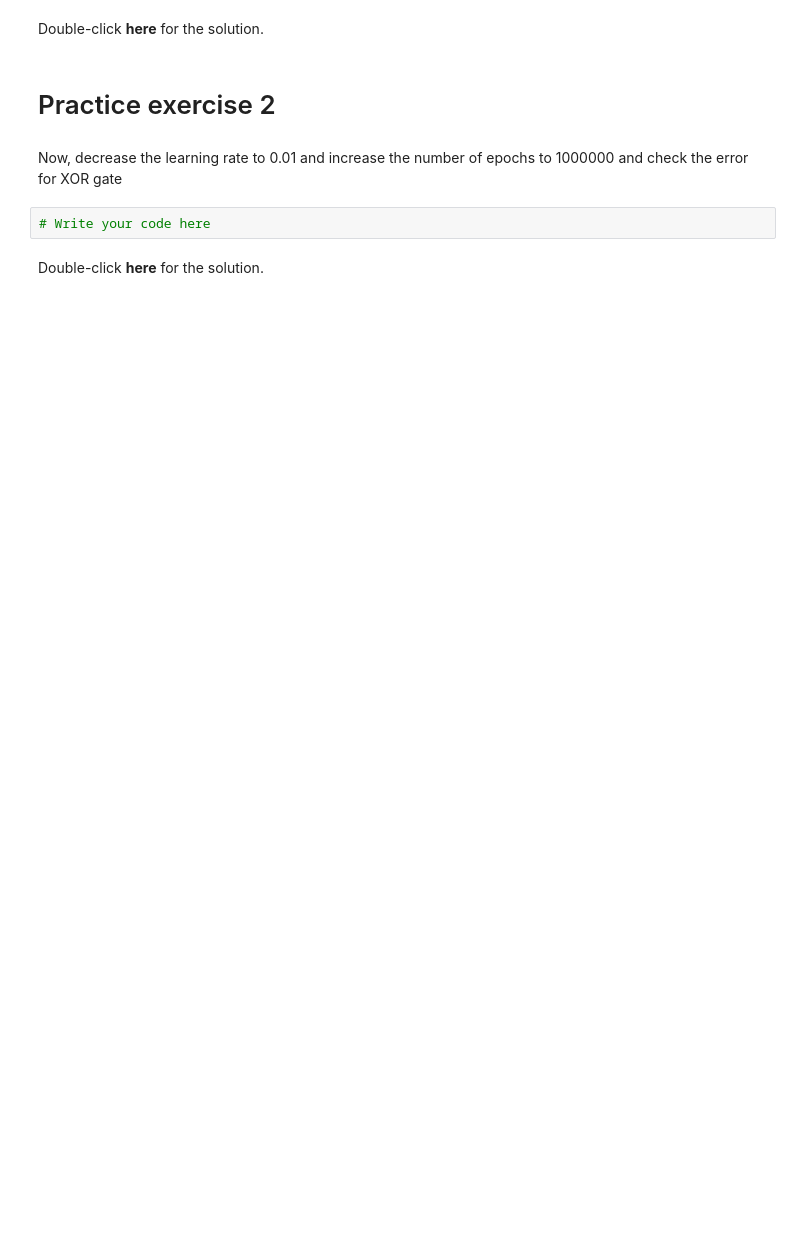
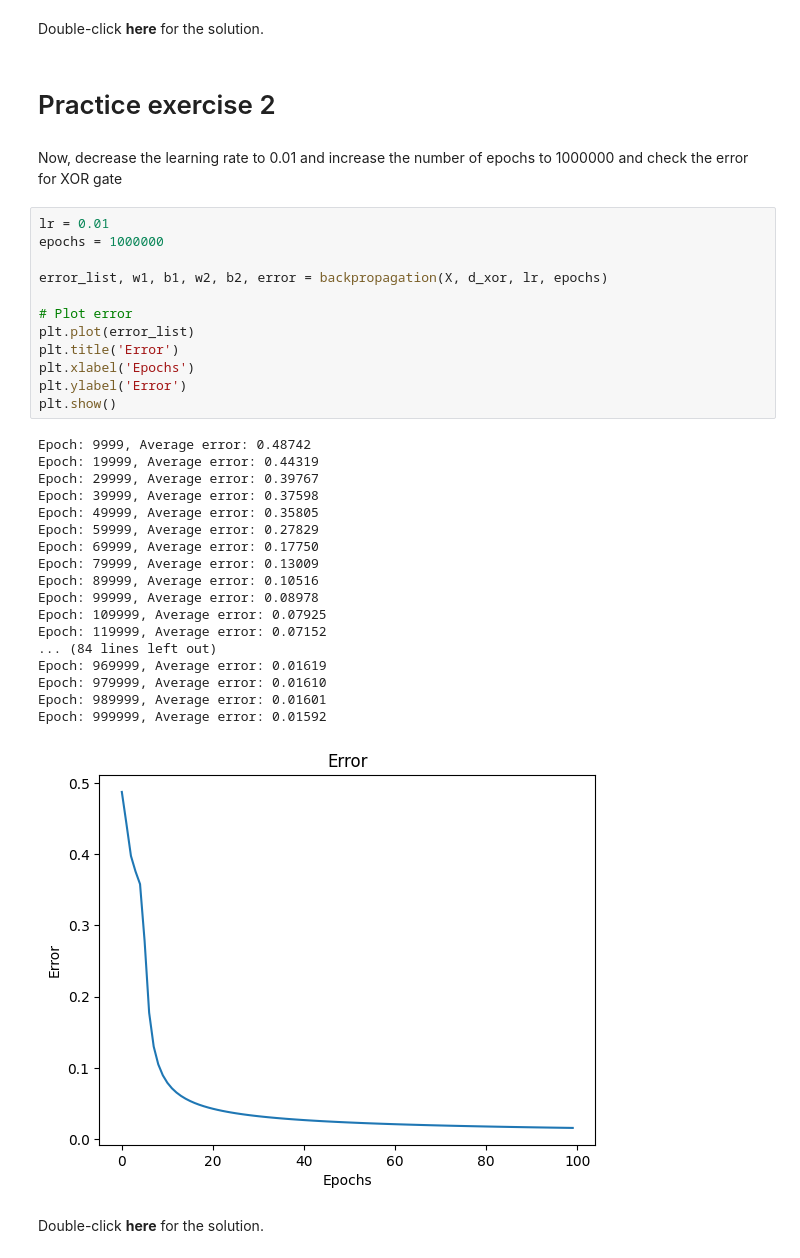
Before and after one commit to DUY2602/IBM-AI-Engineering, a Jupyter notebook: 2. Introduction to Deep Learning & Neural Networks with Keras/Basics of Deep Learning/Backpropagation.ipynb, the cells around one changed output. Saved outputs shown, nothing was run; the diff lists cells and outputs as text; blank space fills up the shorter version.

```diff
--- a/2. Introduction to Deep Learning & Neural Networks with Keras/Basics of Deep Learning/Backpropagation.ipynb
+++ b/2. Introduction to Deep Learning & Neural Networks with Keras/Basics of Deep Learning/Backpropagation.ipynb
@@ -261,7 +289,36 @@ plt.show()
 # %% [markdown]
 Now, decrease the learning rate to 0.01 and increase the number of epochs to 1000000 and check the error for XOR gate
 # %%
-# Write your code here
+lr = 0.01
+epochs = 1000000
+
+error_list, w1, b1, w2, b2, error = backpropagation(X, d_xor, lr, epochs)
+
+# Plot error
+plt.plot(error_list)
+plt.title('Error')
+plt.xlabel('Epochs')
+plt.ylabel('Error')
+plt.show()
+# %% [output]
+Epoch: 9999, Average error: 0.48742
+Epoch: 19999, Average error: 0.44319
+Epoch: 29999, Average error: 0.39767
+Epoch: 39999, Average error: 0.37598
+Epoch: 49999, Average error: 0.35805
+Epoch: 59999, Average error: 0.27829
+Epoch: 69999, Average error: 0.17750
+Epoch: 79999, Average error: 0.13009
+Epoch: 89999, Average error: 0.10516
+Epoch: 99999, Average error: 0.08978
+Epoch: 109999, Average error: 0.07925
+Epoch: 119999, Average error: 0.07152
+... (84 lines left out)
+Epoch: 969999, Average error: 0.01619
+Epoch: 979999, Average error: 0.01610
+Epoch: 989999, Average error: 0.01601
+Epoch: 999999, Average error: 0.01592
+[figure, added]
 # %% [markdown]
 Double-click <b>here</b> for the solution.
 
```
Also changed, not shown: parts of 5 cells of this notebook, 2 other files.
